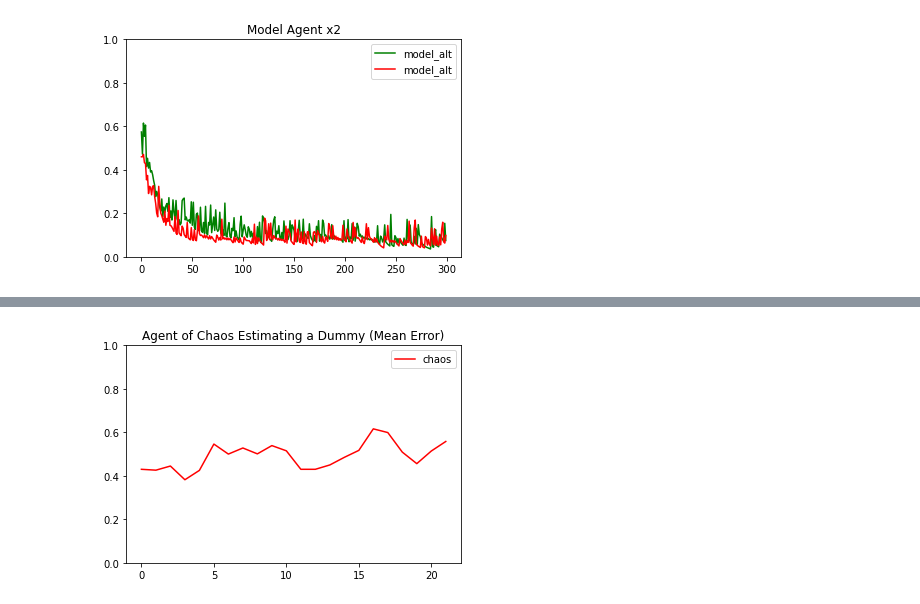
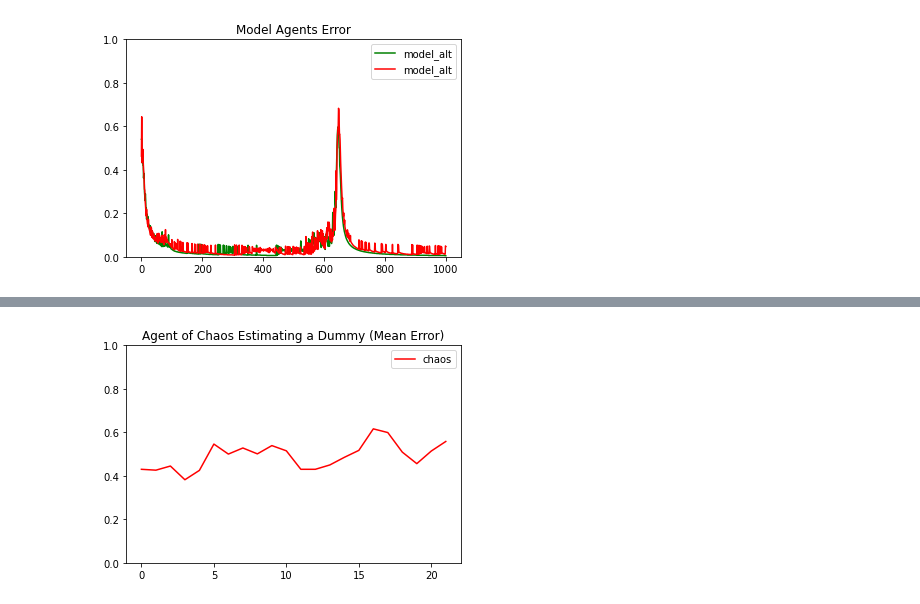
Before and after one commit to rpassas/Social_AI, a Jupyter notebook: trials.ipynb, the cells around one changed output, grey strips where cells are left out. Saved outputs shown, nothing was run; the diff lists cells and outputs as text; code cells hidden in the pictures.

```diff
--- a/trials.ipynb
+++ b/trials.ipynb
@@ -7,5 +8,5 @@ import itertools as it
 # %%
-world = World(state_size = 10, time = 300, agent=["model_alt", "model_alt"], memory=[1, 1], behav_control=[1, 1], model_var=[0,0])
+world = World(state_size = 20, time = 1000, agent=["model_alt", "model_alt"], memory=[1, 1], behav_control=[1, 1], model_var=[2,2])
 world.create_agents()
 world.run()
 agents = world.get_agents()
@@ -18,10 +19,10 @@ time = [t for t in range(len(costs[0]))]
 # %%
 plt.figure(facecolor='white')
 plt.plot(time, costs[0], 'g', label=agents[0])
 plt.plot(time, costs[1], 'r', label=agents[1])
 plt.ylim([0, 1])
 plt.legend()
-plt.title("Model Agent x2")
+plt.title("Model Agents Error")
 plt.show()
 # %% [output]
-[figure, old version]
+[figure, new version]
```
Also changed, not shown: parts of 5 cells of this notebook, 1 other file.
